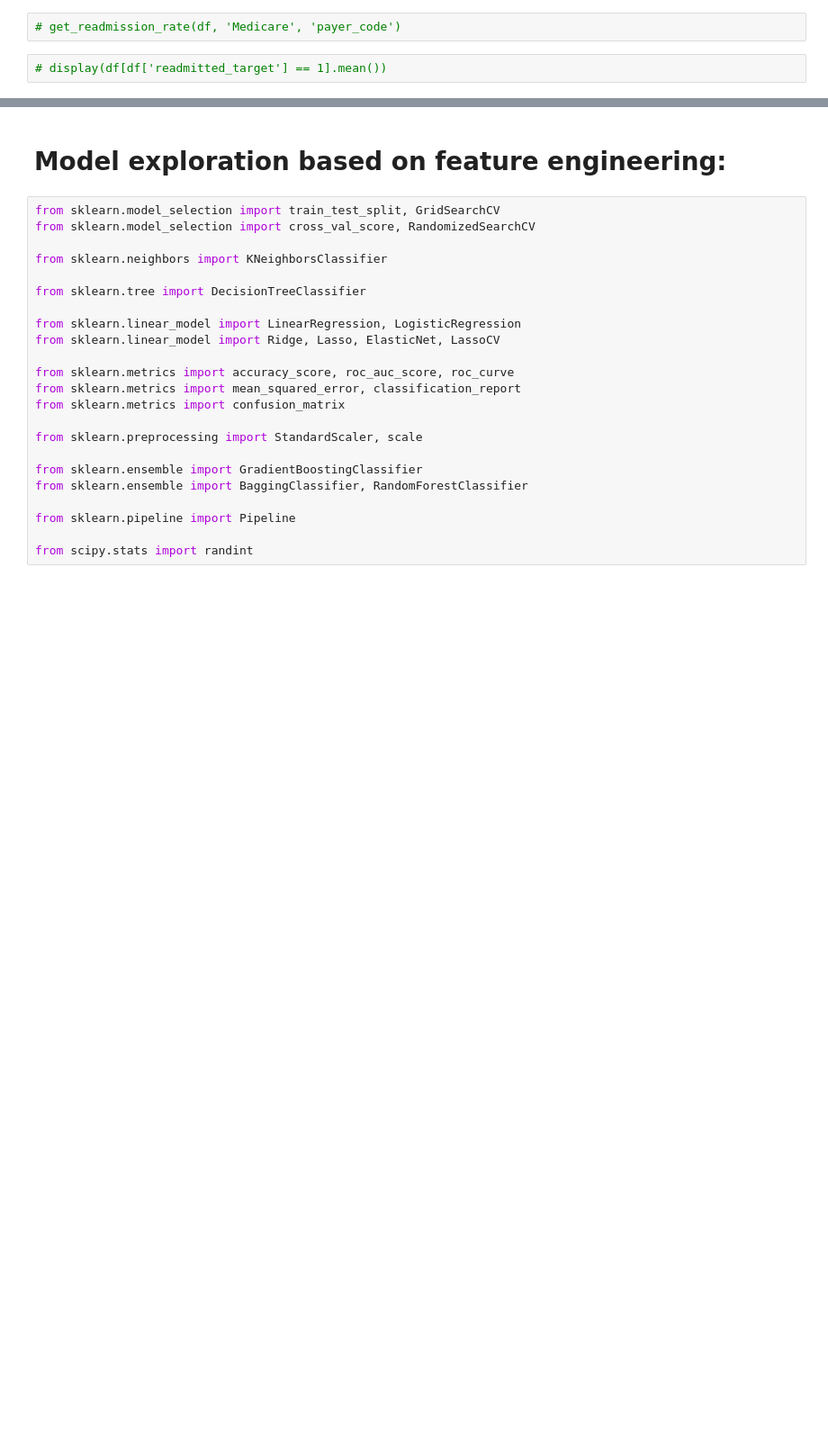
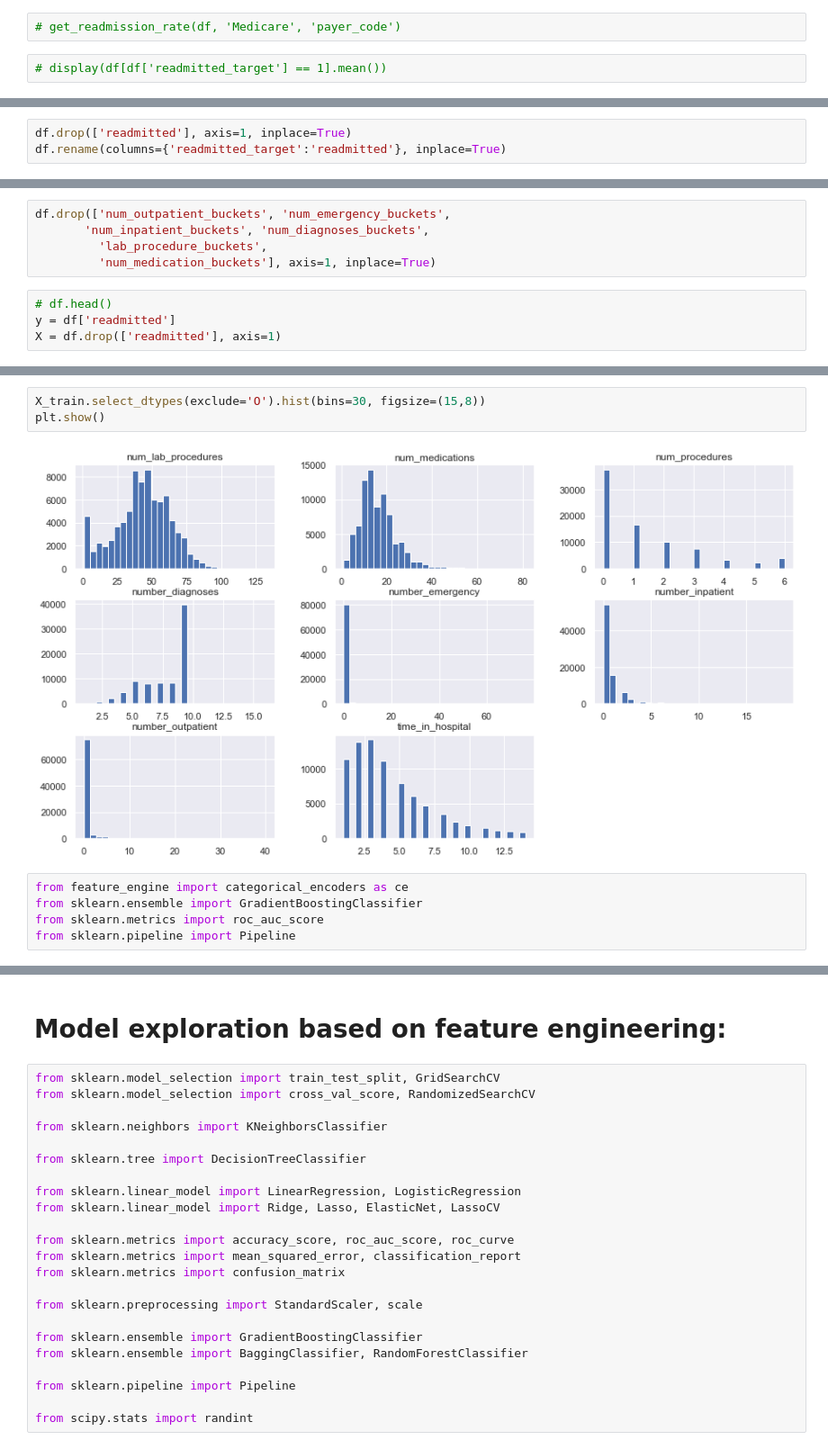
Before and after one commit to leighannajo/Capstone, a Jupyter notebook: dataset_diabetes/diabetes.ipynb, the cells around one changed output, grey strips where cells are left out. Shown: that part at 90% size. Drawn from its saved outputs; the diff is of its cells as text; blank space fills up the shorter version.

Commit message:
update with pipeline testing

```diff
--- a/dataset_diabetes/diabetes.ipynb
+++ b/dataset_diabetes/diabetes.ipynb
@@ -2267,0 +2293,3 @@ About 54% were not readmitted and about 46% were readmitted.  This is pretty eve
+# %%
+df.drop(['readmitted'], axis=1, inplace=True)
+df.rename(columns={'readmitted_target':'readmitted'}, inplace=True)
@@ -2267,0 +2298,9 @@ About 54% were not readmitted and about 46% were readmitted.  This is pretty eve
+# %%
+df.drop(['num_outpatient_buckets', 'num_emergency_buckets',
+       'num_inpatient_buckets', 'num_diagnoses_buckets',
+         'lab_procedure_buckets',
+         'num_medication_buckets'], axis=1, inplace=True)
+# %%
+# df.head()
+y = df['readmitted']
+X = df.drop(['readmitted'], axis=1)
@@ -2267,0 +2316,10 @@ About 54% were not readmitted and about 46% were readmitted.  This is pretty eve
+# %%
+X_train.select_dtypes(exclude='O').hist(bins=30, figsize=(15,8))
+plt.show()
+# %% [output]
+[figure, added]
+# %%
+from feature_engine import categorical_encoders as ce
+from sklearn.ensemble import GradientBoostingClassifier
+from sklearn.metrics import roc_auc_score
+from sklearn.pipeline import Pipeline
```
Also changed, not shown: parts of 146 cells of this notebook, 1 other file.
